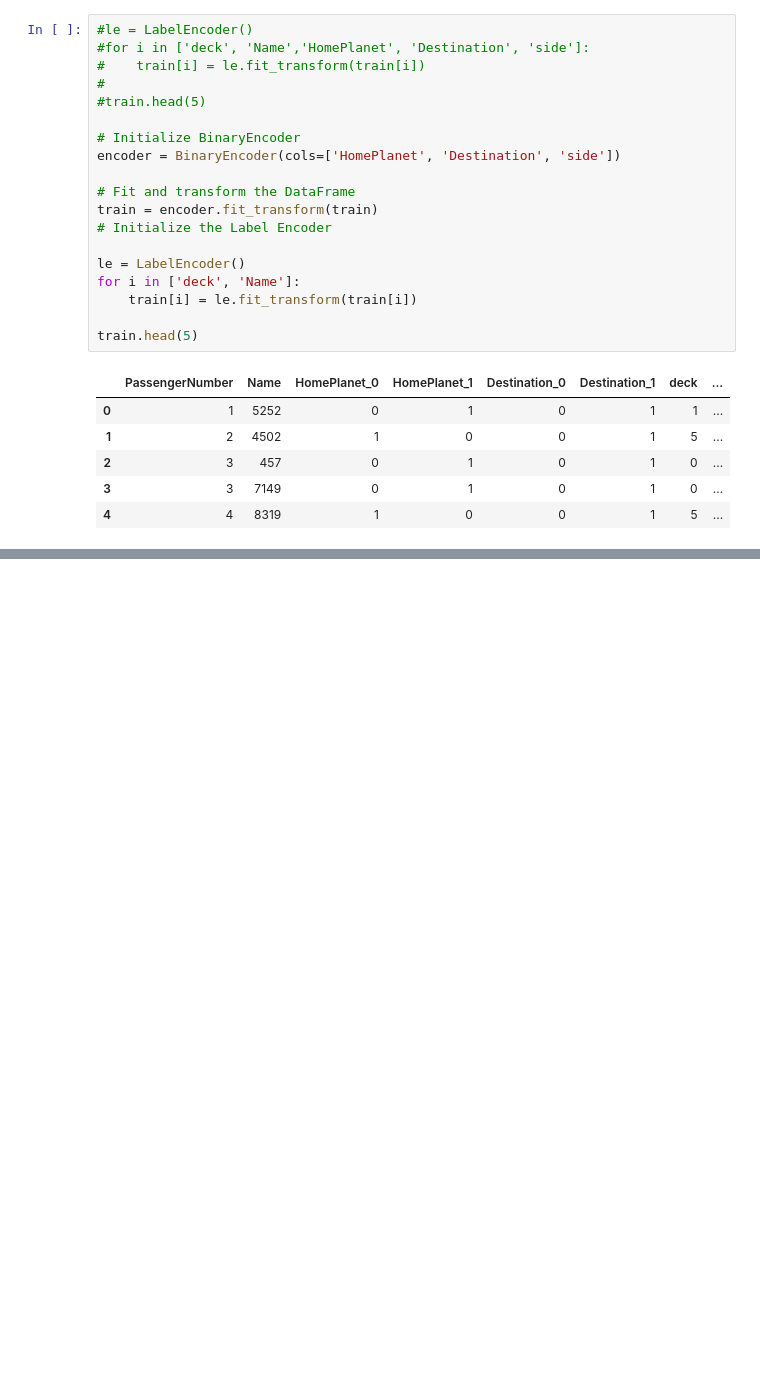
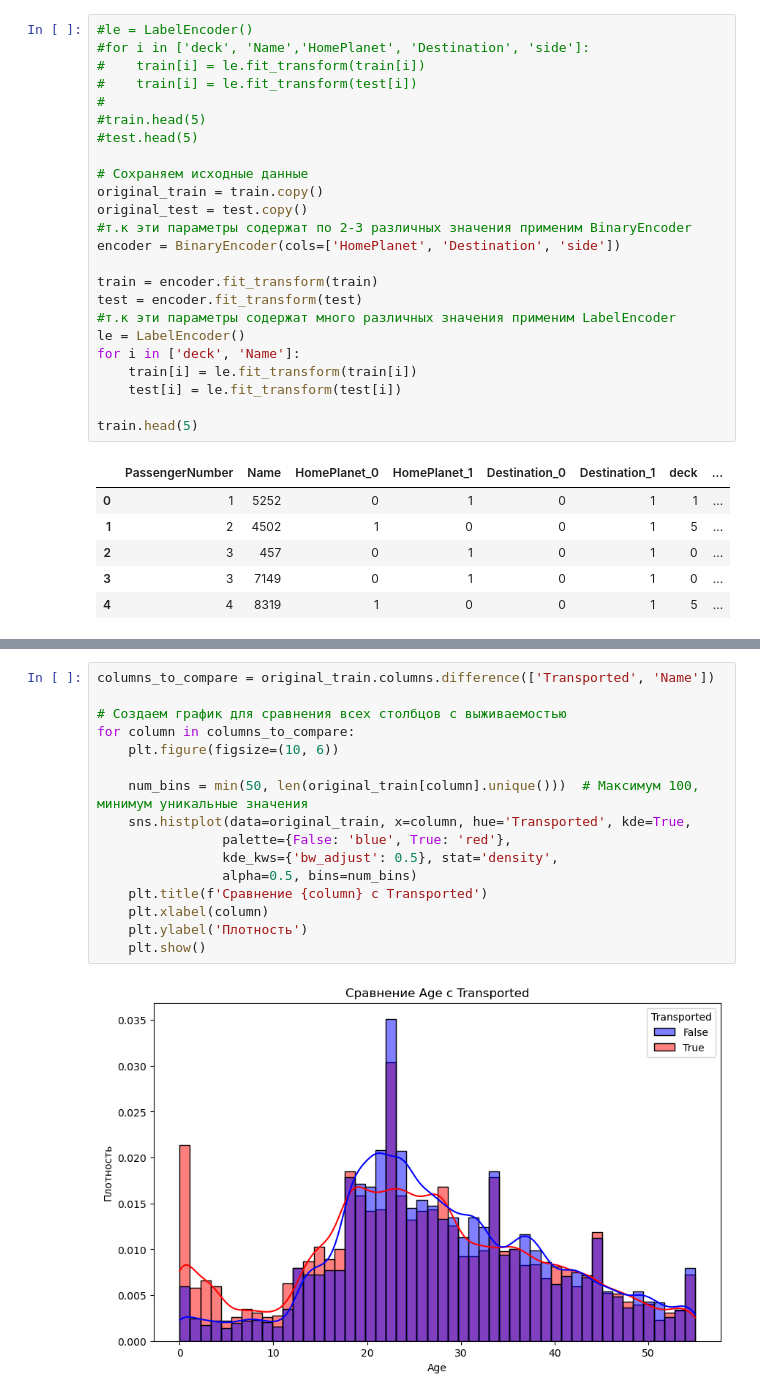
Before and after one commit to YukiTheKilla/Data-science, a Jupyter notebook: 1 lab/main.ipynb, the cells around one changed output, grey strips where cells are left out. Cells and saved outputs as stored; diff of their text form; blank space fills up the shorter version.

```diff
--- a/1 lab/main.ipynb
+++ b/1 lab/main.ipynb
@@ -240,19 +284,24 @@ train.describe(include=['O'])
 #le = LabelEncoder()
 #for i in ['deck', 'Name','HomePlanet', 'Destination', 'side']:
 #    train[i] = le.fit_transform(train[i])
+#    train[i] = le.fit_transform(test[i])
 #
 #train.head(5)
+#test.head(5)
 
-# Initialize BinaryEncoder
+# Сохраняем исходные данные
+original_train = train.copy()
+original_test = test.copy()
+#т.к эти параметры содержат по 2-3 различных значения применим BinaryEncoder
 encoder = BinaryEncoder(cols=['HomePlanet', 'Destination', 'side'])
 
-# Fit and transform the DataFrame
 train = encoder.fit_transform(train)
-# Initialize the Label Encoder
-
+test = encoder.fit_transform(test)
+#т.к эти параметры содержат много различных значения применим LabelEncoder
 le = LabelEncoder()
 for i in ['deck', 'Name']:
     train[i] = le.fit_transform(train[i])
+    test[i] = le.fit_transform(test[i])
 
 train.head(5)
 # %% [output]
@@ -356,0 +340,18 @@ NameError: name 'transform' is not defined
+# %%
+columns_to_compare = original_train.columns.difference(['Transported', 'Name'])
+
+# Создаем график для сравнения всех столбцов с выживаемостью
+for column in columns_to_compare:
+    plt.figure(figsize=(10, 6))
+
+    num_bins = min(50, len(original_train[column].unique()))  # Максимум 100, минимум уникальные значения
+    sns.histplot(data=original_train, x=column, hue='Transported', kde=True,
+                palette={False: 'blue', True: 'red'},
+                kde_kws={'bw_adjust': 0.5}, stat='density',
+                alpha=0.5, bins=num_bins)
+    plt.title(f'Сравнение {column} с Transported')
+    plt.xlabel(column)
+    plt.ylabel('Плотность')
+    plt.show()
+# %% [output]
+[figure, added]
```
Also changed, not shown: parts of 19 cells of this notebook, 2 other files.
